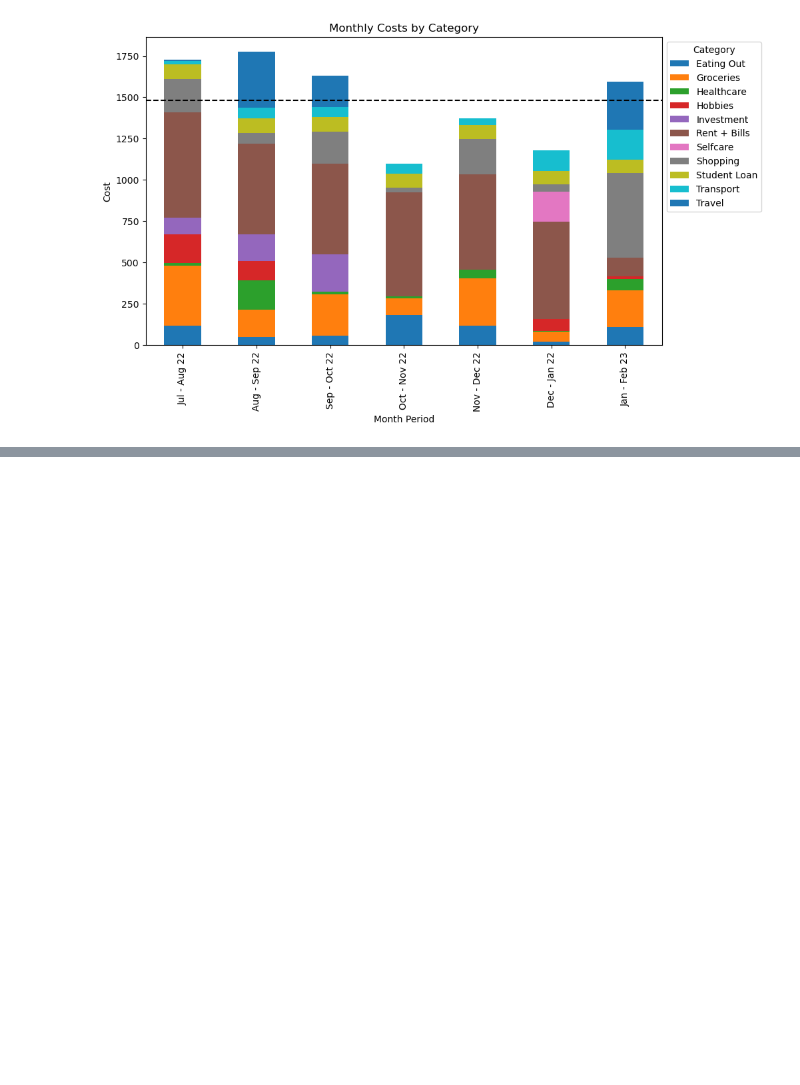
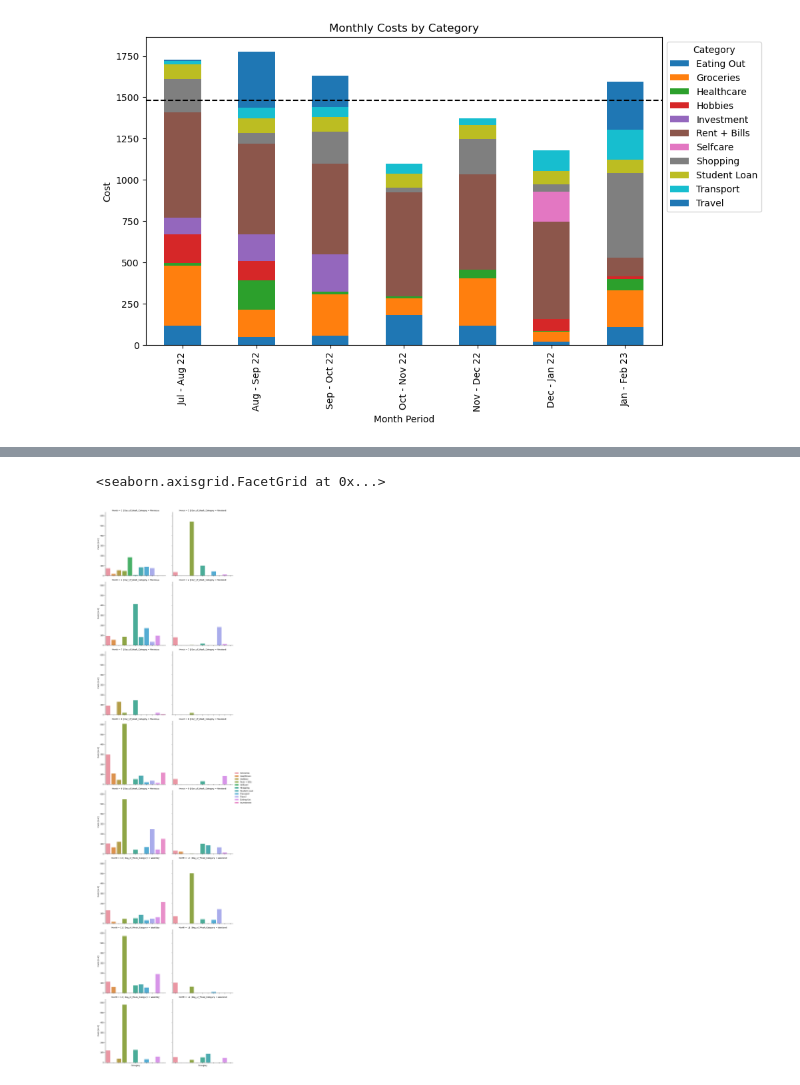
Before and after one commit to TechLabs-Berlin/wt23-sesame, a Jupyter notebook: notebooks/For_WD.ipynb, the cells around one changed output, grey strips where cells are left out. Saved outputs shown, nothing was run; the diff lists cells and outputs as text; code cells hidden in the pictures; blank space fills up the shorter version.

```diff
--- a/notebooks/For_WD.ipynb
+++ b/notebooks/For_WD.ipynb
@@ -205,0 +425,12 @@ plt.show()
+# %%
+# create a list of weekday conditions
+conditions = [(df['DayofWeek'] <= 4),(df['DayofWeek'] > 4)]
+
+# create a list of the values to be assigned
+values = ['Weekday', 'Weekend']
+
+# create a new column and use np.select to assign values to it using our lists as arguments
+df['Day_of_Week_Category'] = np.select(conditions, values)
+
+# display updated DataFrame
+df.head()
@@ -205,0 +444,19 @@ plt.show()
+# %%
+#adding a month column
+df["Month"] = df.Date.dt.month
+# %%
+#taking a look onto the distribution of spendings comparing weekdays to weekend
+#groupby Month and Category
+dseries = pd.DataFrame(df.groupby(["Month","Day_of_Week_Category","Category"])["Cost"].sum())
+dseries.reset_index(inplace=True)
+dseries.Month.unique()
+g = sns.catplot(dseries, x="Category", y="Cost", hue="Category", row="Month",col="Day_of_Week_Category", kind="bar",dodge=False)
+#ax.bar_label(ax.containers[0], labels=tb, padding=3)
+for i in range(8):
+    g.axes[i,0].set_ylabel("Costs [in €]")
+
+g.set_xticklabels(ax.get_xticklabels(), rotation=40, ha="right")
+g.add_legend()
+# %% [output]
+<seaborn.axisgrid.FacetGrid at 0x...>
+[figure, added]
```
Also changed, not shown: parts of 17 cells of this notebook, 3 other files.
